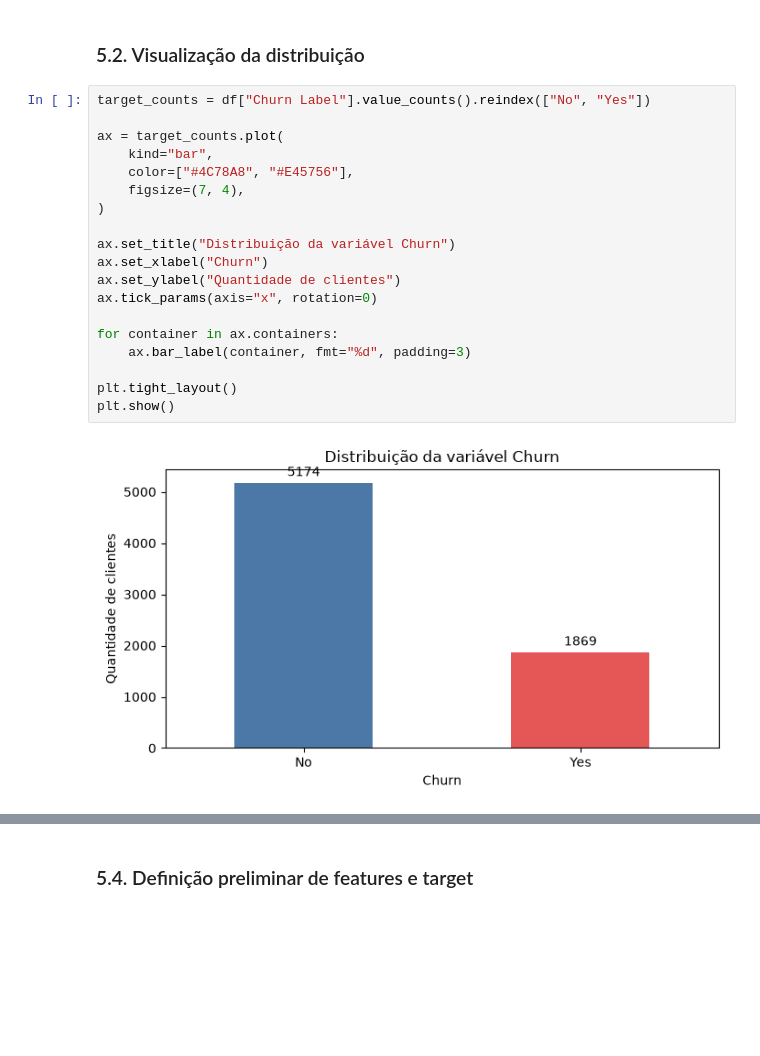
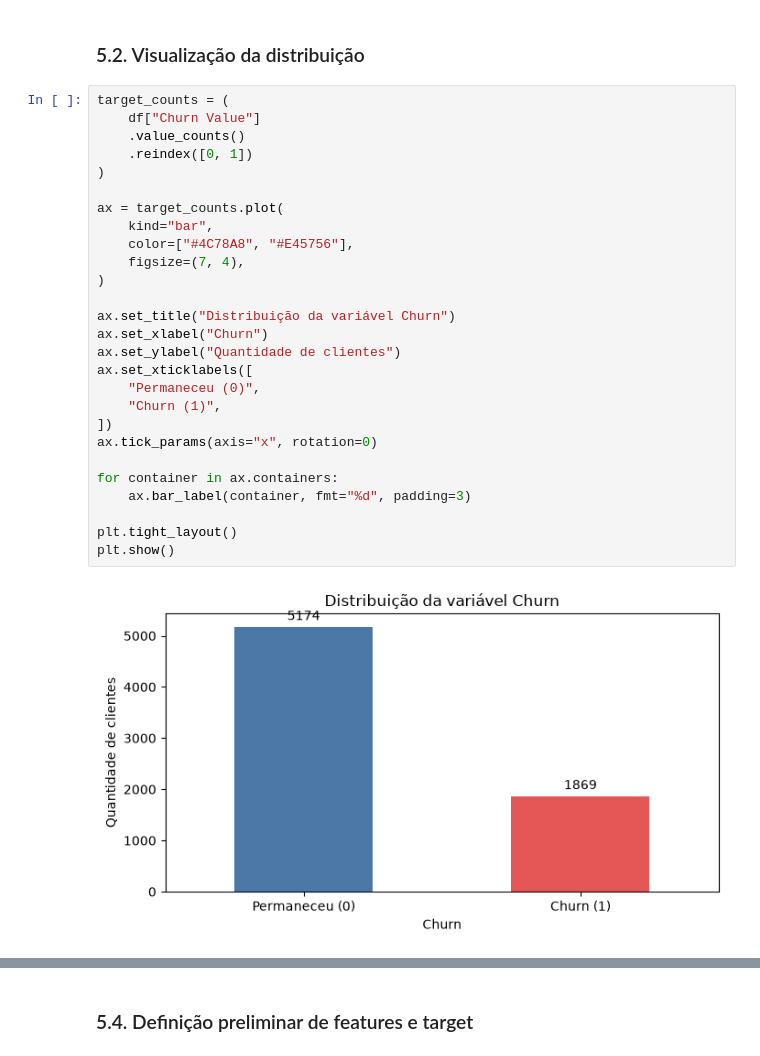
Before and after one commit to alinepmarcondes/TechChallenge1, a Jupyter notebook: notebooks/01_eda.ipynb, the cells around one changed output, grey strips where cells are left out. Cells and saved outputs as stored; diff of their text form; blank space fills up the shorter version.

Commit message:
fix(eda): corrigido target
simplificação da abordagem anterior que adicionava passos desnecessárioss

```diff
--- a/notebooks/01_eda.ipynb
+++ b/notebooks/01_eda.ipynb
@@ -533,26 +532,34 @@ Classes: ['Yes', 'No']
 # %% [markdown]
 ### 5.2. Visualização da distribuição
 # %%
-target_counts = df["Churn Label"].value_counts().reindex(["No", "Yes"])
+target_counts = (
+    df["Churn Value"]
+    .value_counts()
+    .reindex([0, 1])
+)
 
 ax = target_counts.plot(
     kind="bar",
     color=["#4C78A8", "#E45756"],
     figsize=(7, 4),
 )
 
 ax.set_title("Distribuição da variável Churn")
 ax.set_xlabel("Churn")
 ax.set_ylabel("Quantidade de clientes")
+ax.set_xticklabels([
+    "Permaneceu (0)",
+    "Churn (1)",
+])
 ax.tick_params(axis="x", rotation=0)
 
 for container in ax.containers:
     ax.bar_label(container, fmt="%d", padding=3)
 
 plt.tight_layout()
 plt.show()
 # %% [output]
-[figure, old version]
+[figure, new version]
 # %% [markdown]
 ### 5.3. Interpretação
 
```
Also changed, not shown: parts of 20 cells of this notebook.
